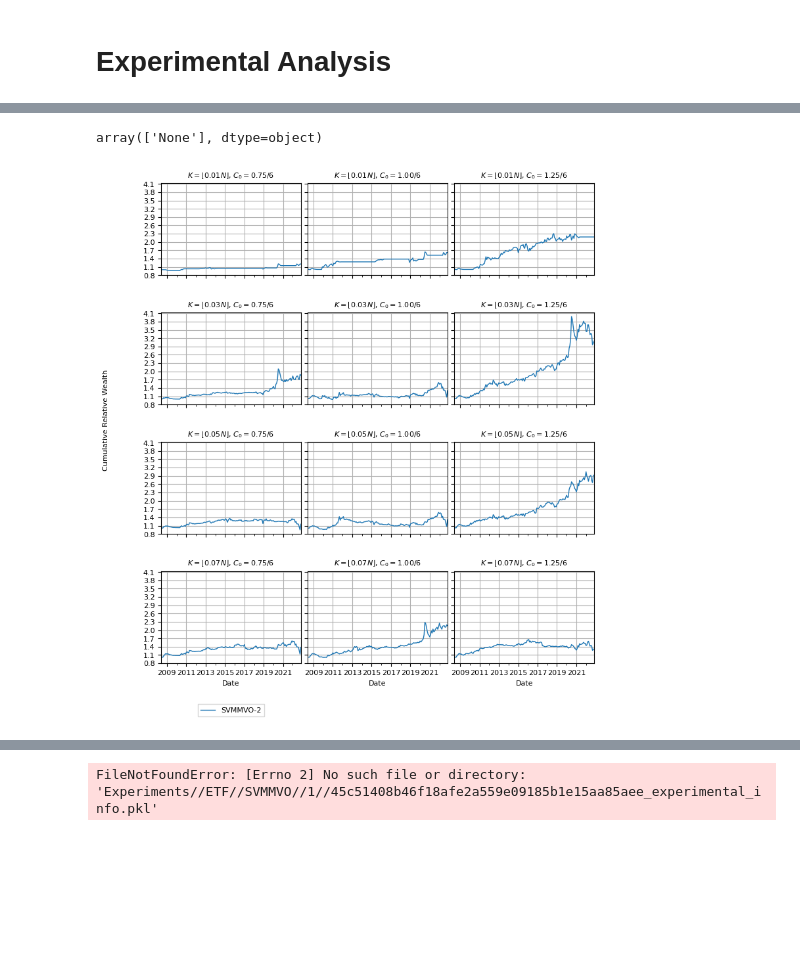
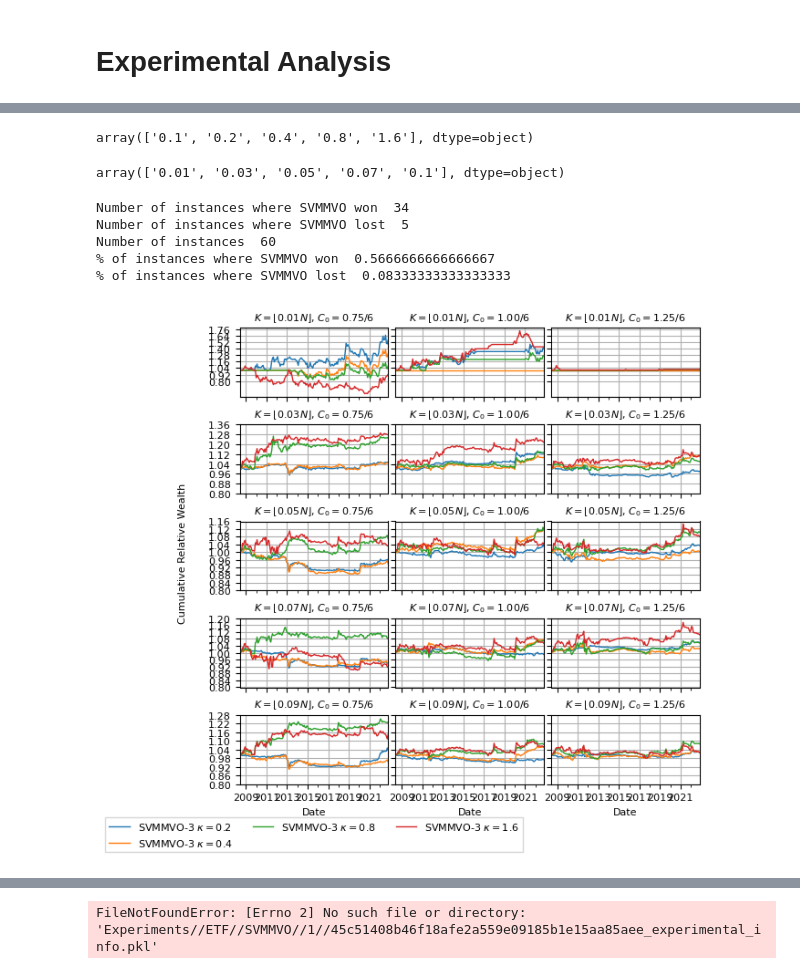
Before and after one commit to davidislip/support_vector_risk_machine, a Jupyter notebook: Results.ipynb, the cells around one changed output, grey strips where cells are left out. Cells and saved outputs as stored; diff of their text form; code cells hidden in the pictures; blank space fills up the shorter version.

Commit message:
checking out results

```diff
--- a/Results.ipynb
+++ b/Results.ipynb
@@ -115,9 +115,10 @@ assert adjClose.index[0] == factorRet.index[0]
 #                                                                #the only constraint is that the estimators outputs are the optimizers inputs
 # investor preferences (static throughout the backtest)
 initialVal = 100000
-CardMVOrun = 'Sat3Jan132024' #'SunJan212024' #'Sat3Jan132024' #'SatJan132024'
-SVMMVOrun = 'MonJan152024'
-qs = [2]
+CardMVOrun = 'SunJan212024' #'SunJan212024' #'Sat3Jan132024' #'SatJan132024'
+SVMMVOrun = 'SunJan212024'
+estimator_str = 'exponential_weighted_estimator_shrinkage'
+qs = [3]
 # %%
 CardMVO_path = "Experiments//"+universe+"//"+"CardMVO"
 CardMVO_experiments = pd.read_pickle(CardMVO_path+"//data_dictionary.pkl")
@@ -127,5 +128,7 @@ array(['SatJan132024', 'Sat2Jan132024', 'Sat3Jan132024'], dtype=object)
 # %%
 CardMVO_experiments = CardMVO_experiments[CardMVO_experiments.run == CardMVOrun]
+CardMVO_experiments = CardMVO_experiments[CardMVO_experiments.estimator == estimator_str]
+
 assert (CardMVO_experiments.groupby(['cardinality_ratio', 'turnover_limit']).uid.count() == 1).all()
 # %%
 unique_card_turnover_df = CardMVO_experiments.groupby(['cardinality_ratio', 'turnover_limit']).uid.first() # unique experiments
@@ -142,8 +188,9 @@ SVMMVO_experiments = {}
 for q in qs:
     SVMMVO_path_q = "Experiments//"+universe+"//"+"SVMMVO"+"//"+str(q)
     SVMMVO_experiments_q = pd.read_pickle(SVMMVO_path_q+"//data_dictionary.pkl")
-    SVMMVO_experiments_q =SVMMVO_experiments_q[SVMMVO_experiments_q.run == SVMMVOrun]
-    assert (SVMMVO_experiments_q.groupby(['cardinality_ratio', 'turnover_limit']).uid.count() == 1).all()
+    #SVMMVO_experiments_q =SVMMVO_experiments_q[SVMMVO_experiments_q.run == SVMMVOrun]
+    SVMMVO_experiments_q =SVMMVO_experiments_q[SVMMVO_experiments_q.estimator == estimator_str]
+    assert (SVMMVO_experiments_q.groupby(['cardinality_ratio', 'turnover_limit', 'kappa']).uid.count() == 1).all()
     SVMMVO_experiments[q] = SVMMVO_experiments_q
     #SVMMVO_experiments_q['kappa'] = 'None'
     #pd.to_pickle(SVMMVO_experiments_q , SVMMVO_path_q+"//data_dictionary.pkl")
@@ -160,11 +207,16 @@ for i in unique_card_turnover_df.index:
 kappas = np.sort(SVMMVO_experiments[q].kappa.unique())
 kappas
 # %% [output]
-array(['None'], dtype=object)
+array(['0.1', '0.2', '0.4', '0.8', '1.6'], dtype=object)
+# %%
+cardinality_ratios = np.sort(SVMMVO_experiments[q].cardinality_ratio.unique())
+cardinality_ratios
+# %% [output]
+array(['0.01', '0.03', '0.05', '0.07', '0.1'], dtype=object)
 # %%
 SVMMVO_results = {}
 for q in qs:
-    unique_svmmvo_turnover_df = SVMMVO_experiments[q][SVMMVO_experiments[q].kappa == kappas[-1]].groupby(['cardinality_ratio', 'turnover_limit']).uid.first()
+    unique_svmmvo_turnover_df = SVMMVO_experiments[q].groupby(['cardinality_ratio', 'turnover_limit', 'kappa']).uid.first()
     SVMMVO_results_q = {}
     SVMMVO_path_q = "Experiments//"+universe+"//"+"SVMMVO"+"//"+str(q)
     for i in unique_svmmvo_turnover_df.index:
@@ -251,23 +320,28 @@ def plot_results_relative_ticker(CardMVO_results, MVO_results, SVMMVO_results, t
     return
 # %%
-cardinality_ratios = [0.01, 0.03, 0.05, 0.07] # includes mvo
+cardinality_ratios = [0.01, 0.03, 0.05, 0.07, 0.1] # includes mvo
 turnover_limits = [0.75, 1, 1.25]
 
 # card_strings = [r"$K = \lfloor 0.1N \rfloor$", r"$K = \lfloor0.3N\rfloor$", r"$K = \lfloor0.5N \rfloor$", r"$K = \lfloor0.7N \rfloor$", r"$K = \lfloor0.9N \rfloor$"]
 # turnover_strings = ["$C_0 = 0.75/6$", "$C_0 = 1.00/6$", "$C_0 = 1.25/6$"]
 
 card_strings = [r"$K = \lfloor 0.01N \rfloor$", r"$K = \lfloor0.03N\rfloor$", r"$K = \lfloor0.05N \rfloor$", r"$K = \lfloor0.07N \rfloor$", r"$K = \lfloor0.09N \rfloor$"]
 turnover_strings = ["$C_0 = 0.75/6$", "$C_0 = 1.00/6$", "$C_0 = 1.25/6$"]
 
 # plot_results_relative_ticker(CardMVO_results, MVO_results,
 #              turnover_limits, cardinality_ratios,
 #              card_strings, turnover_strings, adjClose,
 #              initialVal = initialVal, figsize=(8.5,5.5))
 
-plot_results_relative_ticker(CardMVO_results, MVO_results, SVMMVO_results, turnover_limits, cardinality_ratios, qs, card_strings,
-                                 turnover_strings, adjClose, initialVal=100000, ticker_str='SPY', figsize=(8.5, 9.5))
+plot_results_relative_ticker(CardMVO_results, MVO_results, SVMMVO_results, turnover_limits, cardinality_ratios, qs, kappas[1:6], card_strings,
+                                 turnover_strings, adjClose, initialVal=100000, ticker_str='SPY', figsize=(6.5, 6.5))
 # %% [output]
+Number of instances where SVMMVO won  34
+Number of instances where SVMMVO lost  5
+Number of instances  60
+% of instances where SVMMVO won  0.5666666666666667
+% of instances where SVMMVO lost  0.08333333333333333
-[figure, old version]
+[figure, new version]
 # %%
 #plot_weights(x, tickers)
 # %%
```
Also changed, not shown: parts of 8 cells of this notebook, 22 other files.
